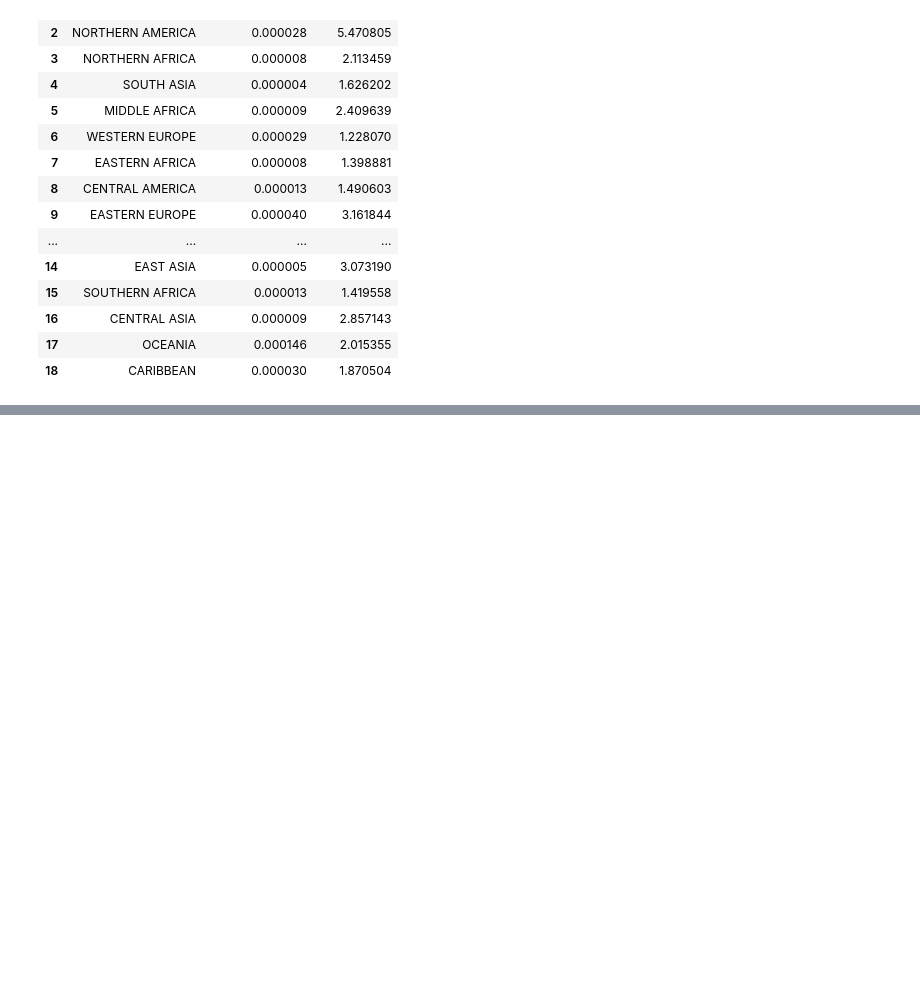
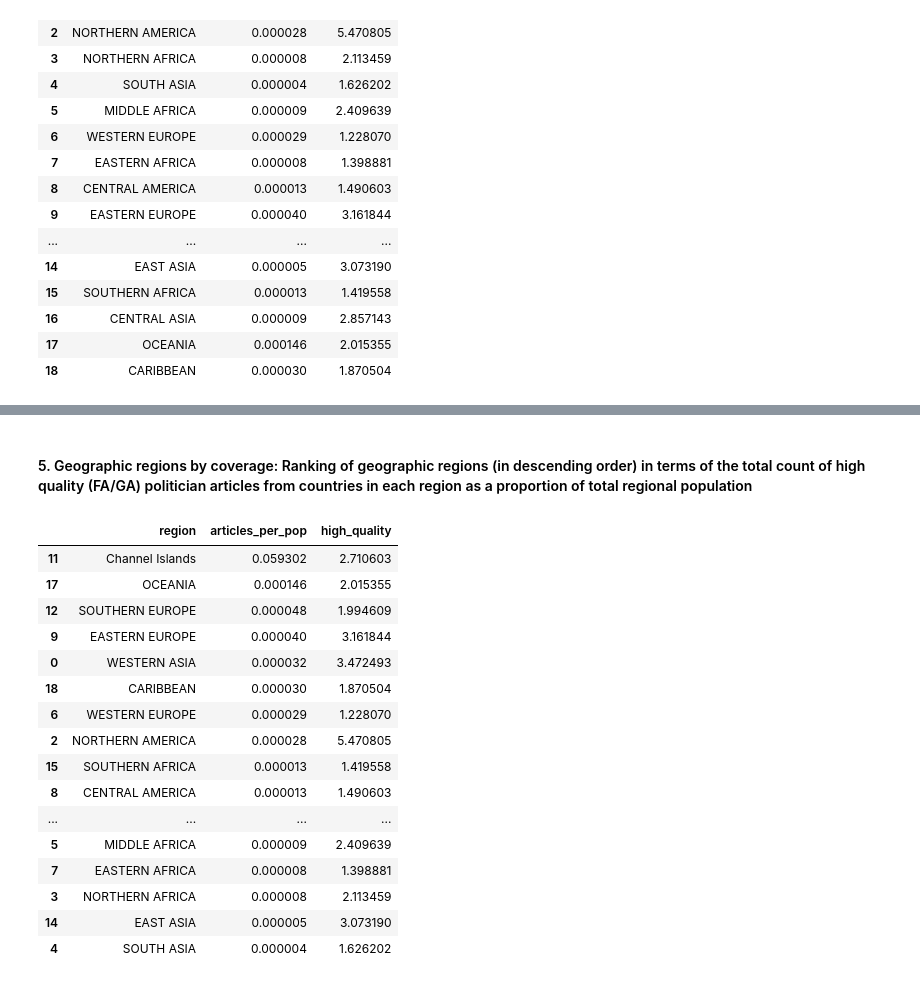
Before and after one commit to StaceyWheeler/data-512-a2, a Jupyter notebook: src/hcds-a2-bias.ipynb, the cells around one changed output, grey strips where cells are left out. Drawn from its saved outputs; the diff is of its cells as text; code cells hidden in the pictures; blank space fills up the shorter version.

```diff
--- a/src/hcds-a2-bias.ipynb
+++ b/src/hcds-a2-bias.ipynb
@@ -433,0 +466,22 @@ results_by_region_df
+# %% [markdown]
+#### 5. Geographic regions by coverage: Ranking of geographic regions (in descending order) in terms of the total count of high quality (FA/GA) politician articles from countries in each region as a proportion of total regional population
+# %%
+results_by_region_df.sort_values('articles_per_pop', ascending=False)
+# %% [output]
+|  | region | articles_per_pop | high_quality |
+| 11 | Channel Islands | 0.059302 | 2.710603 |
+| 17 | OCEANIA | 0.000146 | 2.015355 |
+| 12 | SOUTHERN EUROPE | 0.000048 | 1.994609 |
+| 9 | EASTERN EUROPE | 0.000040 | 3.161844 |
+| 0 | WESTERN ASIA | 0.000032 | 3.472493 |
+| 18 | CARIBBEAN | 0.000030 | 1.870504 |
+| 6 | WESTERN EUROPE | 0.000029 | 1.228070 |
+| 2 | NORTHERN AMERICA | 0.000028 | 5.470805 |
+| 15 | SOUTHERN AFRICA | 0.000013 | 1.419558 |
+| 8 | CENTRAL AMERICA | 0.000013 | 1.490603 |
+| ... | ... | ... | ... |
+| 5 | MIDDLE AFRICA | 0.000009 | 2.409639 |
+| 7 | EASTERN AFRICA | 0.000008 | 1.398881 |
+| 3 | NORTHERN AFRICA | 0.000008 | 2.113459 |
+| 14 | EAST ASIA | 0.000005 | 3.073190 |
+| 4 | SOUTH ASIA | 0.000004 | 1.626202 |
```
Also changed, not shown: parts of 22 cells of this notebook, 4 other files.
